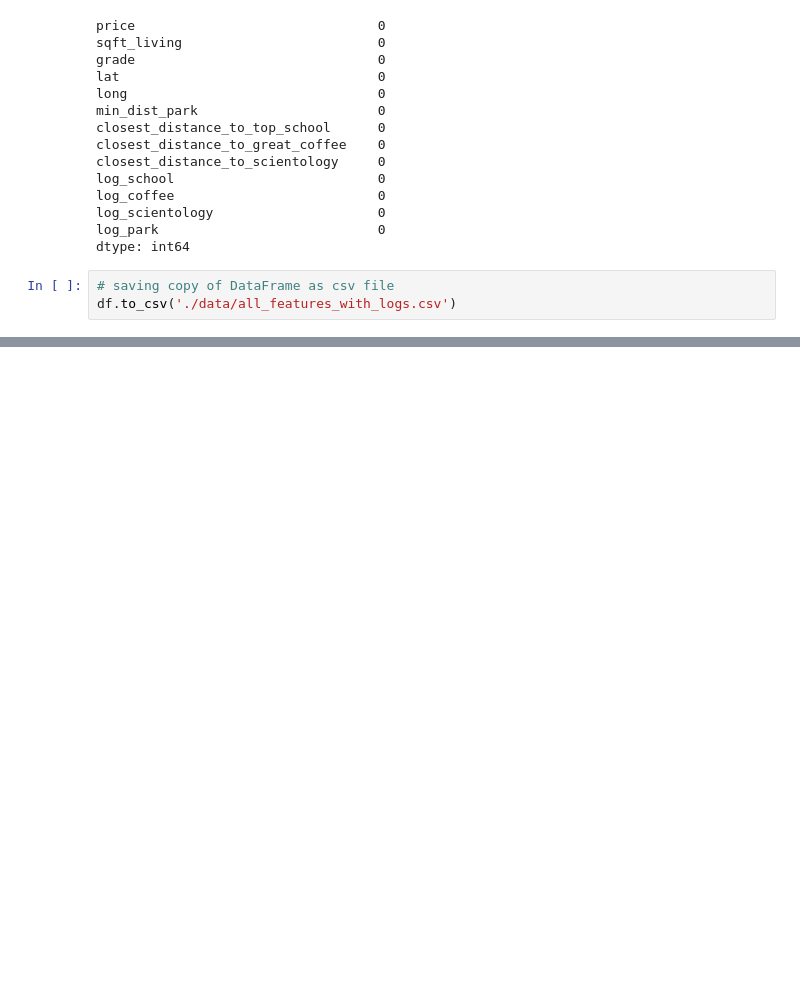
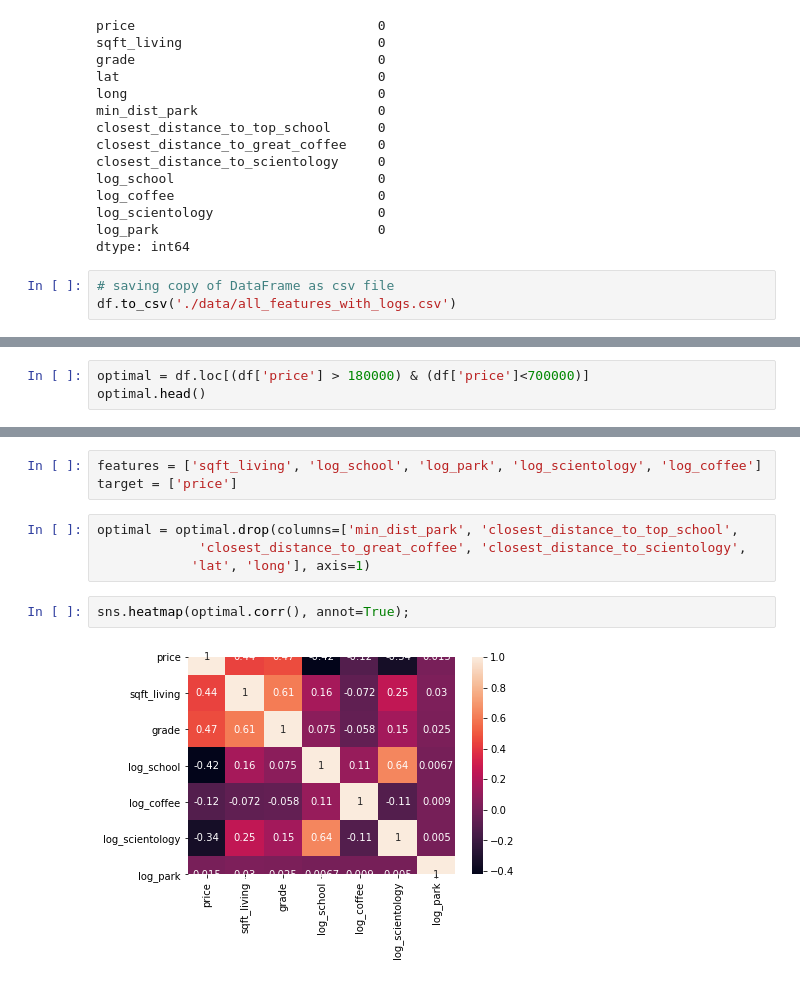
Before and after one commit to dtunnicliffe/house-price-regression-project, a Jupyter notebook: data_wrangling.ipynb, the cells around one changed output, grey strips where cells are left out. Saved outputs shown, nothing was run; the diff lists cells and outputs as text; blank space fills up the shorter version.

```diff
--- a/data_wrangling.ipynb
+++ b/data_wrangling.ipynb
@@ -501,0 +517,3 @@ df.to_csv('./data/all_features_with_logs.csv')
+# %%
+optimal = df.loc[(df['price'] > 180000) & (df['price']<700000)]
+optimal.head()
@@ -501,0 +527,11 @@ df.to_csv('./data/all_features_with_logs.csv')
+# %%
+features = ['sqft_living', 'log_school', 'log_park', 'log_scientology', 'log_coffee']
+target = ['price']
+# %%
+optimal = optimal.drop(columns=['min_dist_park', 'closest_distance_to_top_school',
+             'closest_distance_to_great_coffee', 'closest_distance_to_scientology',
+            'lat', 'long'], axis=1)
+# %%
+sns.heatmap(optimal.corr(), annot=True);
+# %% [output]
+[figure, added]
```
Also changed, not shown: parts of 27 cells of this notebook.
